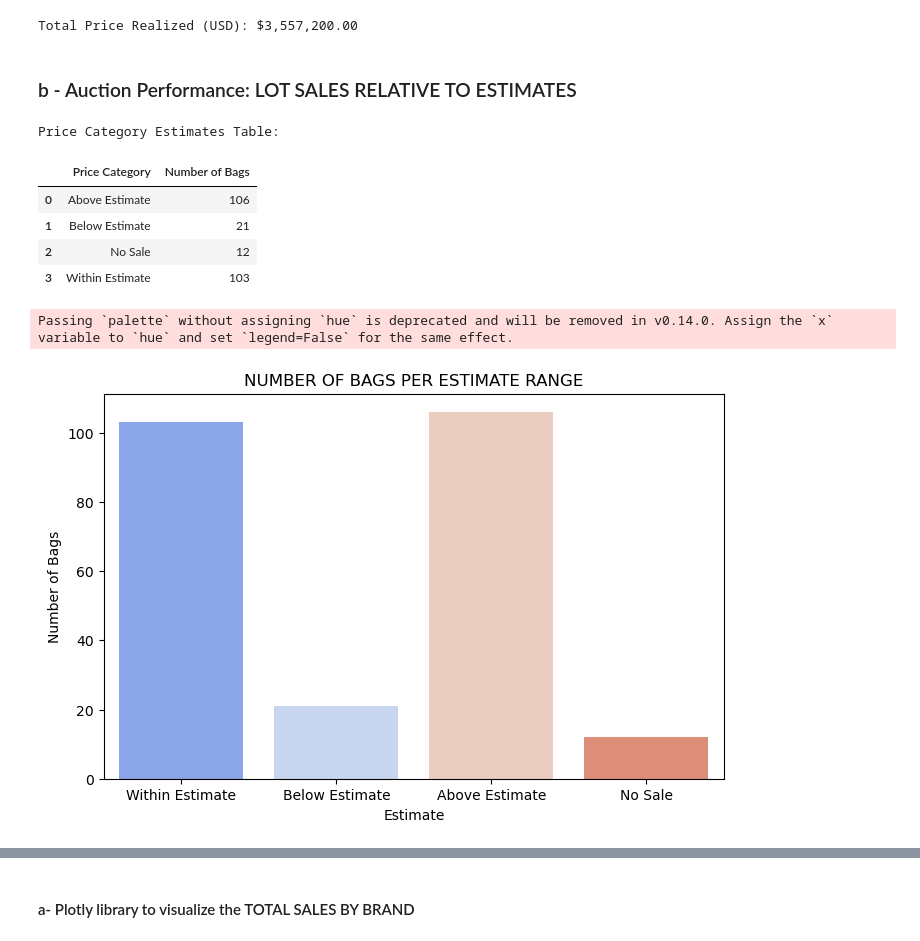
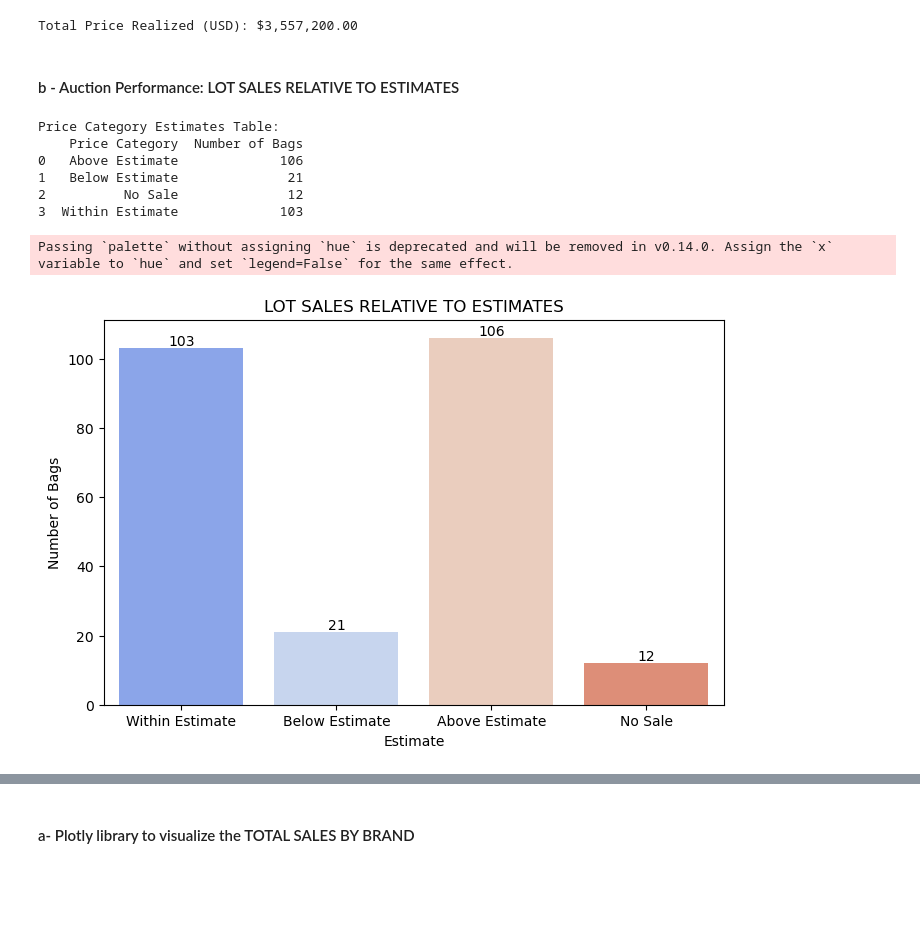
Before and after one commit to PatriciaDaher/Project3-Luxurybags, a Jupyter notebook: LuxuryBags.ipynb, the cells around one changed output, grey strips where cells are left out. Cells and saved outputs as stored; diff of their text form; code cells hidden in the pictures; blank space fills up the shorter version.

```diff
--- a/LuxuryBags.ipynb
+++ b/LuxuryBags.ipynb
@@ -304,50 +308,59 @@ print(f"Total Price Realized (USD): ${total_sum:,.2f}")  # Format with commas
 # %% [output]
 Total Price Realized (USD): $3,557,200.00
 # %% [markdown]
-### b - Auction Performance: LOT SALES RELATIVE TO ESTIMATES
+#### b - Auction Performance: LOT SALES RELATIVE TO ESTIMATES
 # %%
-# b- Auction Performance Price realized relative to Estimate Bar Chart
+### b - Auction Performance: LOT SALES RELATIVE TO ESTIMATES
 
 # CCREATE TABLE
 # Query to get Price Category counts (same logic as the plot)
 query = """
     SELECT
         `Price Category`,
         COUNT(*) AS "Number of Bags"
     FROM ChristiesHK_Mar25
     GROUP BY `Price Category`
     ORDER BY `Price Category`
 """
 price_category_table = pd.read_sql(query, conn)
 
 #SAVE THE TABLE IN THE DATABASE
 price_category_table.to_sql(
     "Price_Category_Estimates",  # Table name
     conn,
     if_exists="replace",     # Overwrite if table exists
     index=False              # Don't save the index as a column
 )
 
 # Display the table
 print("Price Category Estimates Table:")
-price_category_table
+print(price_category_table)
+
+# PLOT THE BAR CHART
+# Use Matplotlib and Seaborn PLOT SALES RELATIVE TO ESTIMATES bar chart
+plt.figure(figsize=(8,5))
+ax = sns.countplot(data=df, x='Price Category', palette='coolwarm')
+
+plt.title("LOT SALES RELATIVE TO ESTIMATES") # add title
+plt.ylabel("Number of Bags") # add labels
+plt.xlabel("Estimate")
+
+# Add counts on top of each bar
+for p in ax.patches:
+    ax.annotate(f'{int(p.get_height())}',
+                (p.get_x() + p.get_width() / 2., p.get_height()),
+                ha='center', va='center',
+                xytext=(0, 5),
+                textcoords='offset points')
+
+# Display chart
+plt.show()
 # %% [output]
 Price Category Estimates Table:
+    Price Category  Number of Bags
+0   Above Estimate             106
+1   Below Estimate              21
+2          No Sale              12
+3  Within Estimate             103
-|  | Price Category | Number of Bags |
-| 0 | Above Estimate | 106 |
-| 1 | Below Estimate | 21 |
-| 2 | No Sale | 12 |
-| 3 | Within Estimate | 103 |
+Passing `palette` without assigning `hue` is deprecated and will be removed in v0.14.0. Assign the `x` variable to `hue` and set `legend=False` for the same effect.
+[figure, added]
-# %%
-# PLOT SALES RELATIVE TO ESTIMATES bar chart
-# Plot the bar chart
-plt.figure(figsize=(8,5))
-sns.countplot(data=df, x='Price Category', palette='coolwarm')
-
-plt.title("LOT SALES RELATIVE TO ESTIMATES")
-plt.ylabel("Number of Bags")
-plt.xlabel("Estimate")
-plt.show()
-# %% [output]
-Passing `palette` without assigning `hue` is deprecated and will be removed in v0.14.0. Assign the `x` variable to `hue` and set `legend=False` for the same effect.
-[figure, removed]
```
Also changed, not shown: parts of 22 cells of this notebook, 1 other file.
